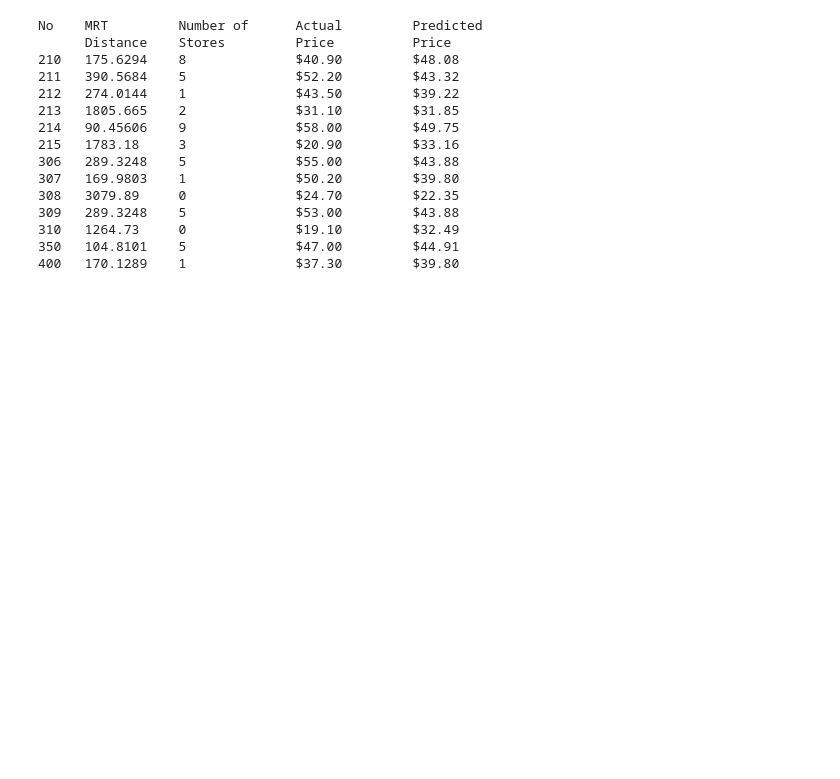
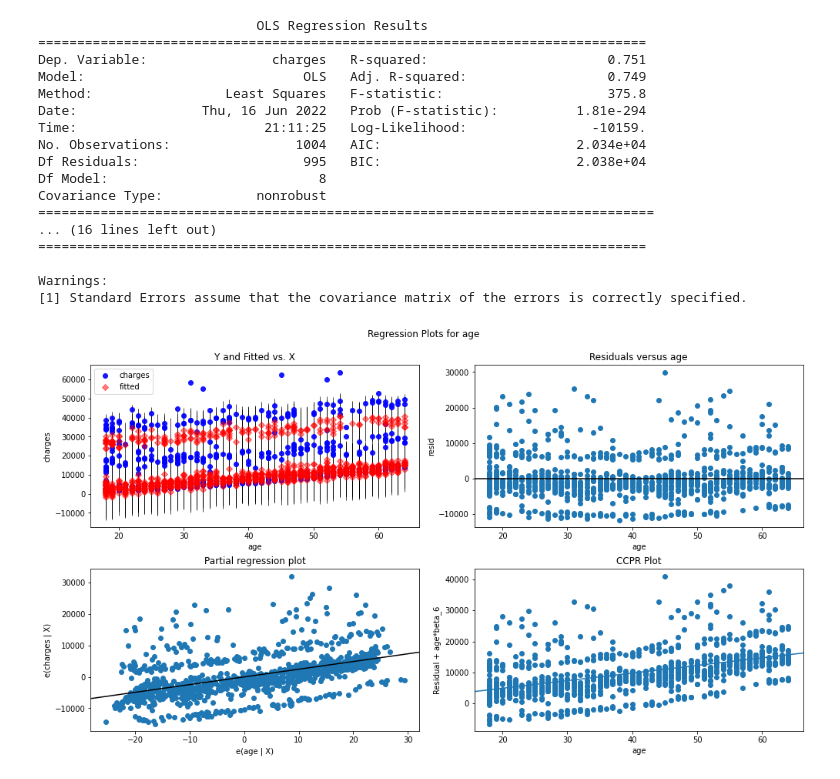
Before and after one commit to stuartketcham/DA310---Multiple-Linear-Regression---Group-Project, a Jupyter notebook: DA310_Multiple_Linear_Regression_Group_Project.ipynb, the cells around one changed output. Cells and saved outputs as stored; diff of their text form; code cells hidden in the pictures; blank space fills up the shorter version.

```diff
--- a/DA310_Multiple_Linear_Regression_Group_Project.ipynb
+++ b/DA310_Multiple_Linear_Regression_Group_Project.ipynb
@@ -184,29 +170,0 @@ strong multicollinearity or other numerical problems.
-# %%
-#Sample data output
-#Header
-print('No'.ljust(5), 'MRT'.ljust(11), 'Number of'.ljust(14), 'Actual'.ljust(14), 'Predicted'.ljust(14))
-print(''.ljust(5), 'Distance'.ljust(11), 'Stores'.ljust(14), 'Price'.ljust(14), 'Price'.ljust(14))
-#Data
-for i in [209,210,211,212,213,214,305,306,307,308,309,349,399]:
-    print(str(datasettest['No'][i]).ljust(5),
-            str(datasettest['MRTStation'][i]).ljust(11),
-             str(datasettest['NumberOfStores'][i]).ljust(14),
-             "${:,.2f}".format(datasettest['HousePrice'][i]).ljust(14),
-             "${:,.2f}".format(predictedPrice[i]).ljust(14)
-         )
-# %% [output]
-No    MRT         Number of      Actual         Predicted
-      Distance    Stores         Price          Price
-210   175.6294    8              $40.90         $48.08
-211   390.5684    5              $52.20         $43.32
-212   274.0144    1              $43.50         $39.22
-213   1805.665    2              $31.10         $31.85
-214   90.45606    9              $58.00         $49.75
-215   1783.18     3              $20.90         $33.16
-306   289.3248    5              $55.00         $43.88
-307   169.9803    1              $50.20         $39.80
-308   3079.89     0              $24.70         $22.35
-309   289.3248    5              $53.00         $43.88
-310   1264.73     0              $19.10         $32.49
-350   104.8101    5              $47.00         $44.91
-400   170.1289    1              $37.30         $39.80
@@ -212,0 +174,31 @@ No    MRT         Number of      Actual         Predicted
+# %%
+# fit multi linear regression model
+multi_model = ols('charges ~ age + sex + bmi + children + smoker + region', data=datasettraining).fit()
+
+# display model summary
+print(multi_model.summary())
+
+# modify figure size
+fig = plt.figure(figsize=(14, 8))
+
+# creating regression plots
+fig = sm.graphics.plot_regress_exog(multi_model, 'age', fig=fig)
+# %% [output]
+                            OLS Regression Results
+==============================================================================
+Dep. Variable:                charges   R-squared:                       0.751
+Model:                            OLS   Adj. R-squared:                  0.749
+Method:                 Least Squares   F-statistic:                     375.8
+Date:                Thu, 16 Jun 2022   Prob (F-statistic):          1.81e-294
+Time:                        21:11:25   Log-Likelihood:                -10159.
+No. Observations:                1004   AIC:                         2.034e+04
+Df Residuals:                     995   BIC:                         2.038e+04
+Df Model:                           8
+Covariance Type:            nonrobust
+===============================================================================
+... (16 lines left out)
+==============================================================================
+
+Warnings:
+[1] Standard Errors assume that the covariance matrix of the errors is correctly specified.
+[figure, added]
```
Also changed, not shown: parts of 21 cells of this notebook.
